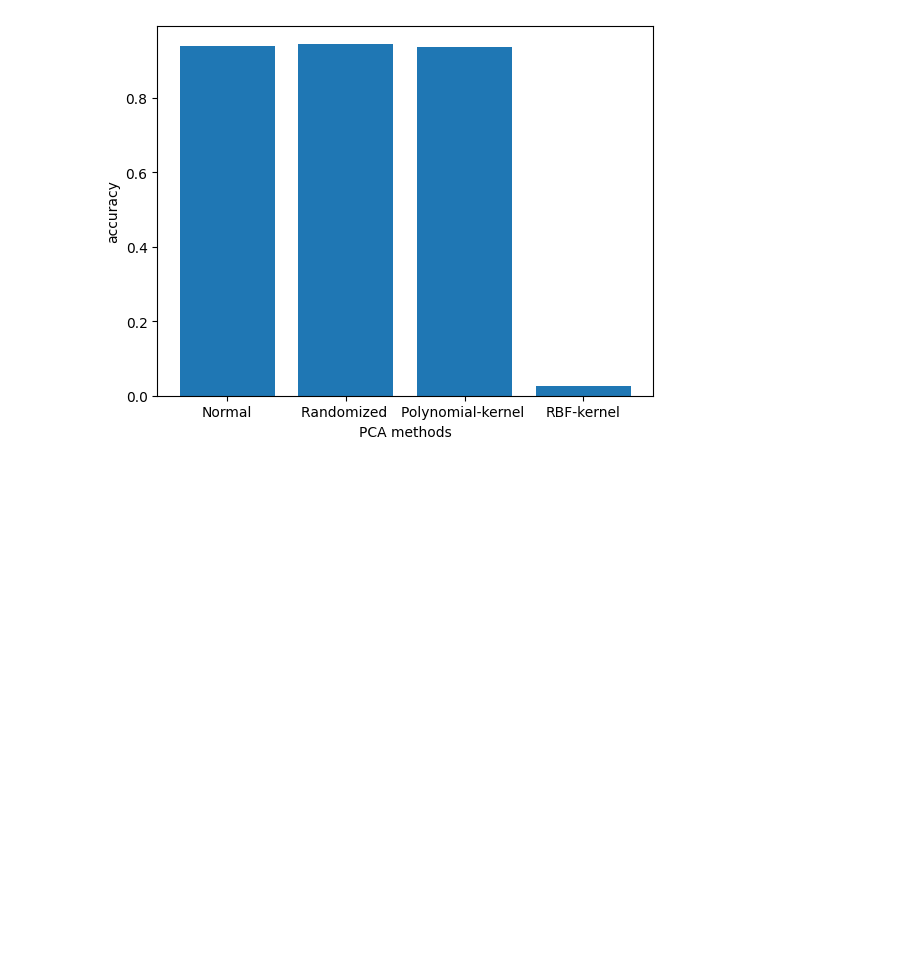
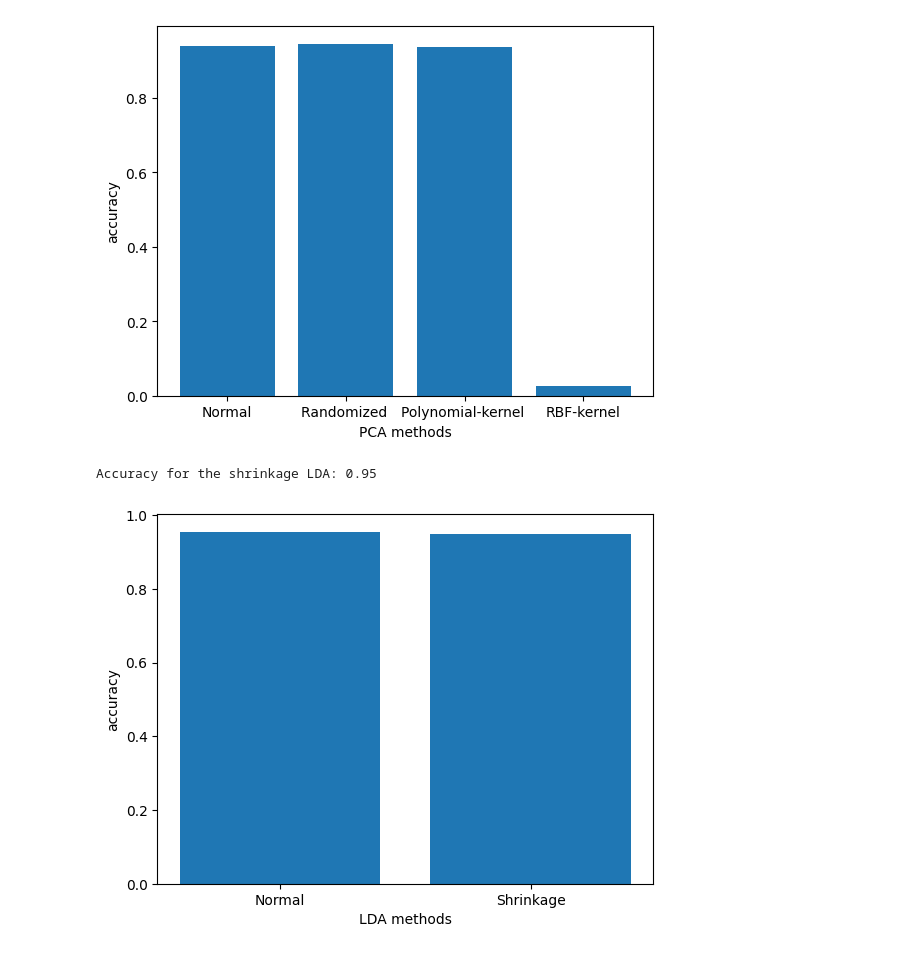
Before and after one commit to yousefkotp/Face-Recognition-Using-PCA-LDA, a Jupyter notebook: main.ipynb, the cells around one changed output. Drawn from its saved outputs; the diff is of its cells as text; code cells hidden in the pictures; blank space fills up the shorter version.

```diff
--- a/main.ipynb
+++ b/main.ipynb
@@ -383,3 +379,23 @@ plt.ylabel("accuracy")
 plt.show()
 # %% [output]
 [figure]
+# %%
+from sklearn.discriminant_analysis import LinearDiscriminantAnalysis
+lda = LinearDiscriminantAnalysis(solver='eigen', shrinkage='auto')
+lda.fit(training_set, training_labels.ravel())
+new_training_set = lda.transform(training_set)
+new_test_set = lda.transform(test_set)
+knn = KNeighborsClassifier(n_neighbors=1)
+knn.fit(new_training_set, training_labels.ravel())
+print("Accuracy for the shrinkage LDA: " + str(knn.score(new_test_set, test_labels.ravel())))
+# %% [output]
+Accuracy for the shrinkage LDA: 0.95
+# %%
+accuracies_names=["Normal","Shrinkage"]
+accuracies=[0.955,0.95]
+plt.bar(accuracies_names,accuracies)
+plt.xlabel("LDA methods")
+plt.ylabel("accuracy")
+plt.show()
+# %% [output]
+[figure, added]
```
Also changed, not shown: parts of 1 cell of this notebook.
